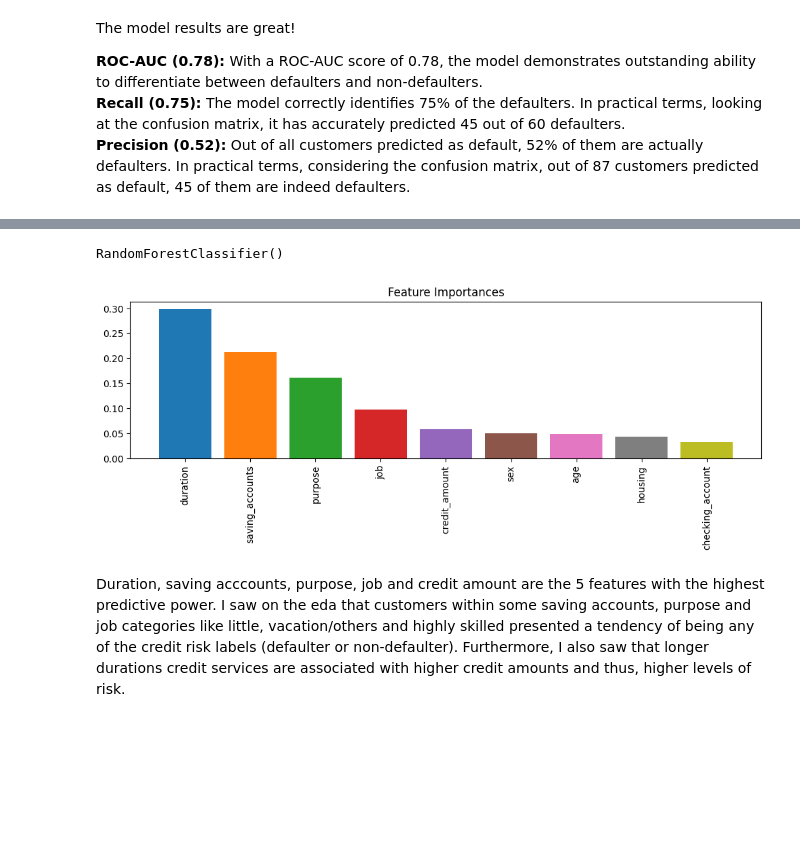
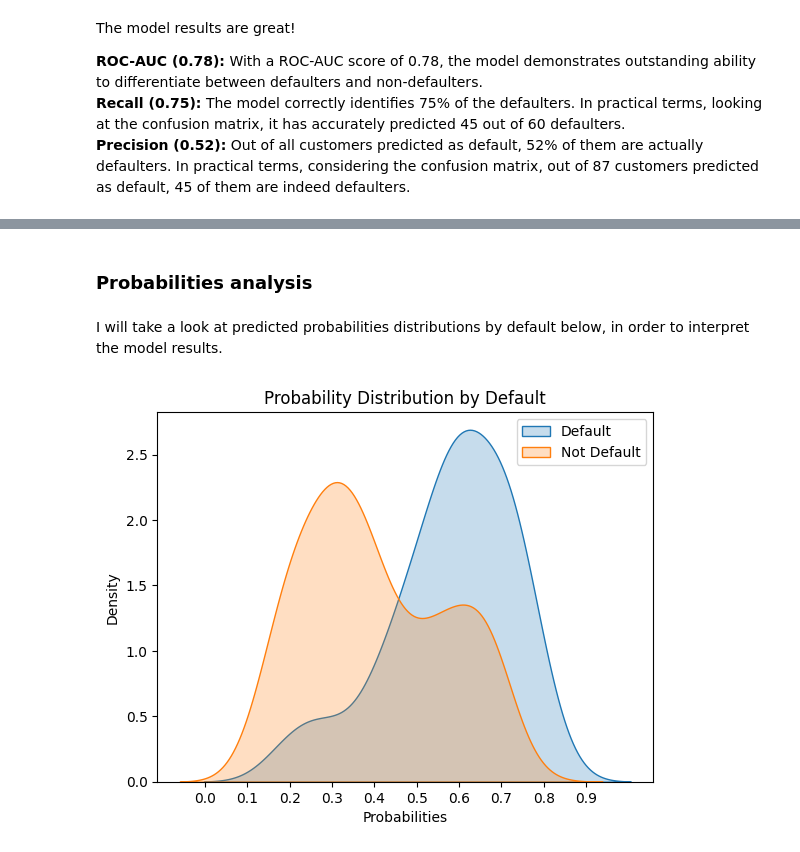
Before and after one commit to allmeidaapedro/Credit-Scoring-German-Bank, a Jupyter notebook: notebooks/2. Modelling.ipynb, the cells around one changed output, grey strips where cells are left out. Cells and saved outputs as stored; diff of their text form; code cells hidden in the pictures; blank space fills up the shorter version.

Commit message:
Modelling

```diff
--- a/notebooks/2. Modelling.ipynb
+++ b/notebooks/2. Modelling.ipynb
@@ -463,11 +456,8 @@ The model results are great!
-# %%
-rf_clf = RandomForestClassifier()
-rf_clf.fit(X_train_prepared_ordinal_target, y_train)
-# %% [output]
-RandomForestClassifier()
-# %%
-plot_feature_importances(rf_clf, X_train)
-# %% [output]
-[figure, removed]
-# %% [markdown]
-Duration, saving acccounts, purpose, job and credit amount are the 5 features with the highest predictive power. I saw on the eda that customers within some saving accounts, purpose and job categories like little, vacation/others and highly skilled presented a tendency of being any of the credit risk labels (defaulter or non-defaulter). Furthermore, I also saw that longer durations credit services are associated with higher credit amounts and thus, higher levels of risk.
+# %% [markdown]
+### Probabilities analysis
+# %% [markdown]
+I will take a look at predicted probabilities distributions by default below, in order to interpret the model results.
+# %%
+probability_distributions(default_probas, y_test, positive_label='Default', negative_label='Not Default')
+# %% [output]
+[figure, added]
```
Also changed, not shown: parts of 3 cells of this notebook, 1 other file.
